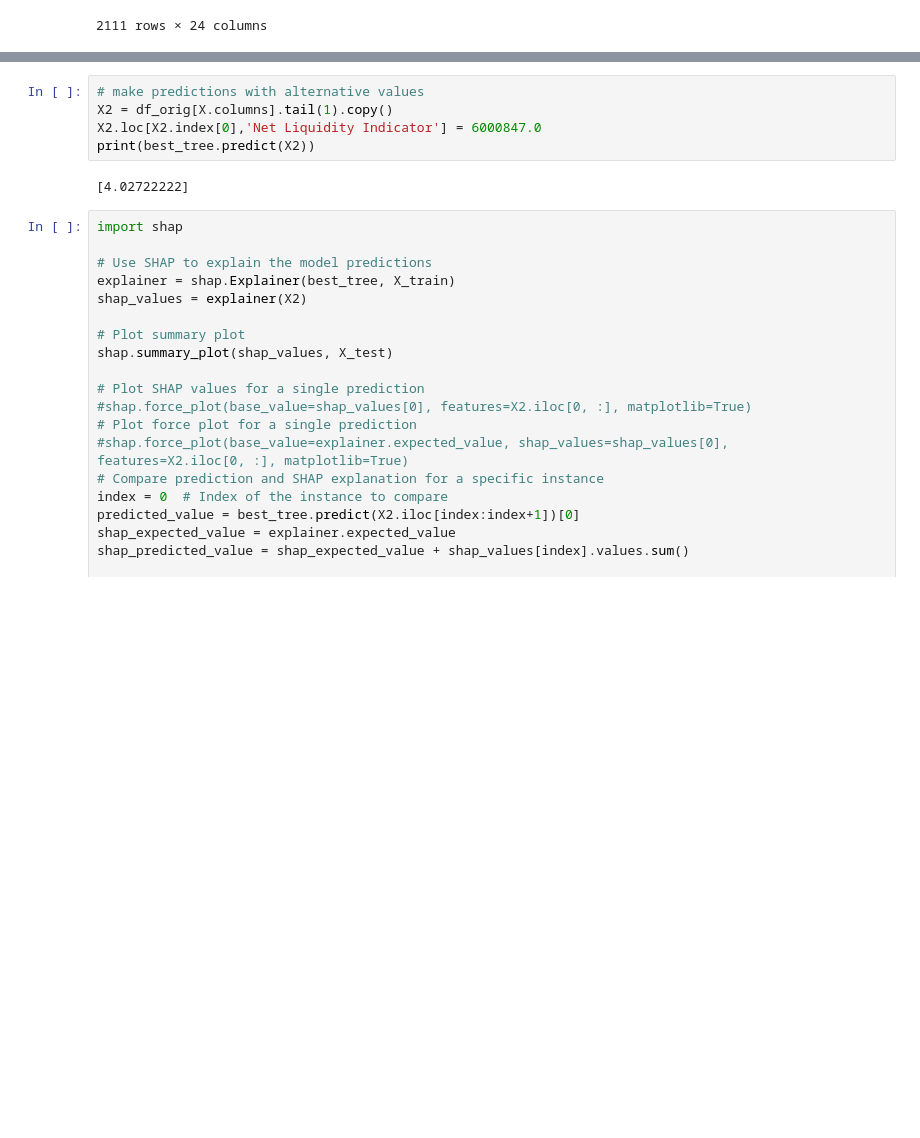
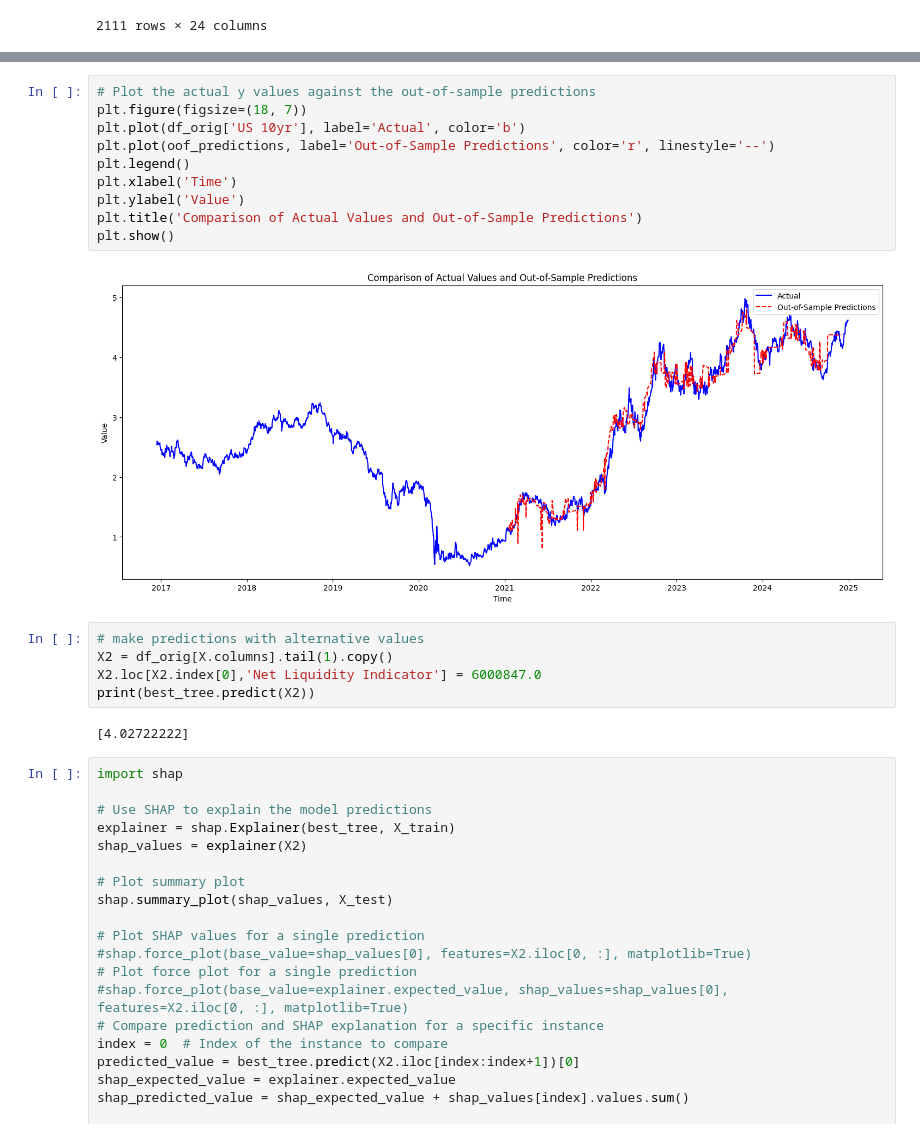
Before and after one commit to MeederDCS/Meeder1, a Jupyter notebook: DT Regressor US 10-Year.ipynb, the cells around one changed output, grey strips where cells are left out. Saved outputs shown, nothing was run; the diff lists cells and outputs as text; blank space fills up the shorter version.

```diff
--- a/DT Regressor US 10-Year.ipynb
+++ b/DT Regressor US 10-Year.ipynb
@@ -360,6 +382,18 @@ R^2: 0.9939471445476534
 Adjusted R^2: 0.9938747275332684
 Current 10-Year Yield: 4.62
 Current 10-Year Yield Prediction: 4.0272
+# %%
+# Plot the actual y values against the out-of-sample predictions
+plt.figure(figsize=(18, 7))
+plt.plot(df_orig['US 10yr'], label='Actual', color='b')
+plt.plot(oof_predictions, label='Out-of-Sample Predictions', color='r', linestyle='--')
+plt.legend()
+plt.xlabel('Time')
+plt.ylabel('Value')
+plt.title('Comparison of Actual Values and Out-of-Sample Predictions')
+plt.show()
+# %% [output]
+[figure, added]
 # %%
 # make predictions with alternative values
 X2 = df_orig[X.columns].tail(1).copy()
```
Also changed, not shown: parts of 4 cells of this notebook.
